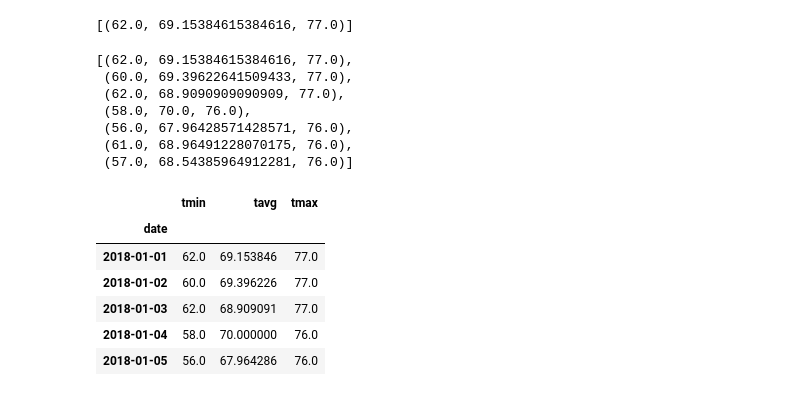
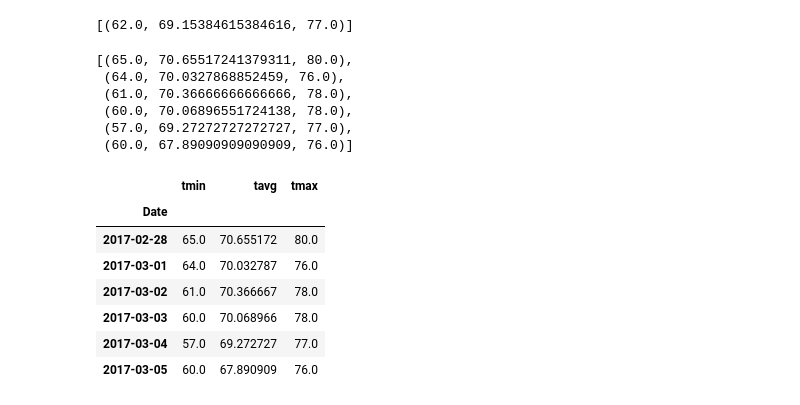
Before and after one commit to davidjaimes/sqlalchemy-challenge, a Jupyter notebook: climate.ipynb, the cells around one changed output. Drawn from its saved outputs; the diff is of its cells as text; code cells hidden in the pictures.

```diff
--- a/climate.ipynb
+++ b/climate.ipynb
@@ -210,30 +209,36 @@ daily_normals("01-01")
 # push each tuple of calculations into a list called `normals`
 
 # Set the start and end date of the trip
-start_date = '02-28'
-end_date = '03-05'
+start_date = dt.datetime(2017, 2, 28)
+end_date = dt.datetime(2017, 3, 5)
 
 # Use the start and end date to create a range of dates
-
+date_range = pd.date_range(start_date, end_date, freq='D')
 
 # Stip off the year and save a list of %m-%d strings
+list_dates = date_range.strftime('%m-%d')
 
 # Loop through the list of %m-%d strings and calculate the normals for each date
+normals = [daily_normals(d)[0] for d in list_dates]
+normals
 # %% [output]
-[(62.0, 69.15384615384616, 77.0),
- (60.0, 69.39622641509433, 77.0),
- (62.0, 68.9090909090909, 77.0),
- (58.0, 70.0, 76.0),
- (56.0, 67.96428571428571, 76.0),
- (61.0, 68.96491228070175, 76.0),
- (57.0, 68.54385964912281, 76.0)]
+[(65.0, 70.65517241379311, 80.0),
+ (64.0, 70.0327868852459, 76.0),
+ (61.0, 70.36666666666666, 78.0),
+ (60.0, 70.06896551724138, 78.0),
+ (57.0, 69.27272727272727, 77.0),
+ (60.0, 67.89090909090909, 76.0)]
 # %%
 # Load the previous query results into a Pandas DataFrame and add the `trip_dates` range as the `date` index
+df_trip = pd.DataFrame(normals, columns=['tmin', 'tavg', 'tmax'], index=date_range)
+df_trip.index.name = 'Date'
+df_trip
 # %% [output]
 |  | tmin | tavg | tmax |
-| date |  |  |  |
-| 2018-01-01 | 62.0 | 69.153846 | 77.0 |
-| 2018-01-02 | 60.0 | 69.396226 | 77.0 |
-| 2018-01-03 | 62.0 | 68.909091 | 77.0 |
-| 2018-01-04 | 58.0 | 70.000000 | 76.0 |
-| 2018-01-05 | 56.0 | 67.964286 | 76.0 |
+| Date |  |  |  |
+| 2017-02-28 | 65.0 | 70.655172 | 80.0 |
+| 2017-03-01 | 64.0 | 70.032787 | 76.0 |
+| 2017-03-02 | 61.0 | 70.366667 | 78.0 |
+| 2017-03-03 | 60.0 | 70.068966 | 78.0 |
+| 2017-03-04 | 57.0 | 69.272727 | 77.0 |
+| 2017-03-05 | 60.0 | 67.890909 | 76.0 |
```
Also changed, not shown: parts of 3 cells of this notebook, 1 other file.
